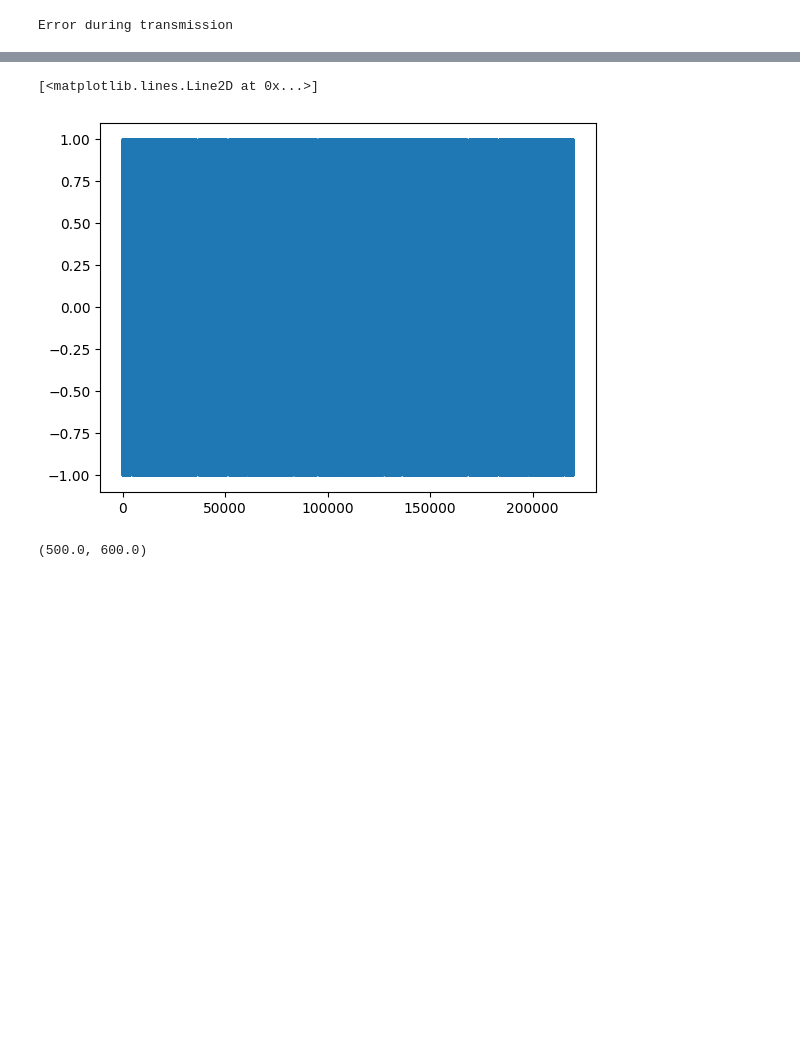
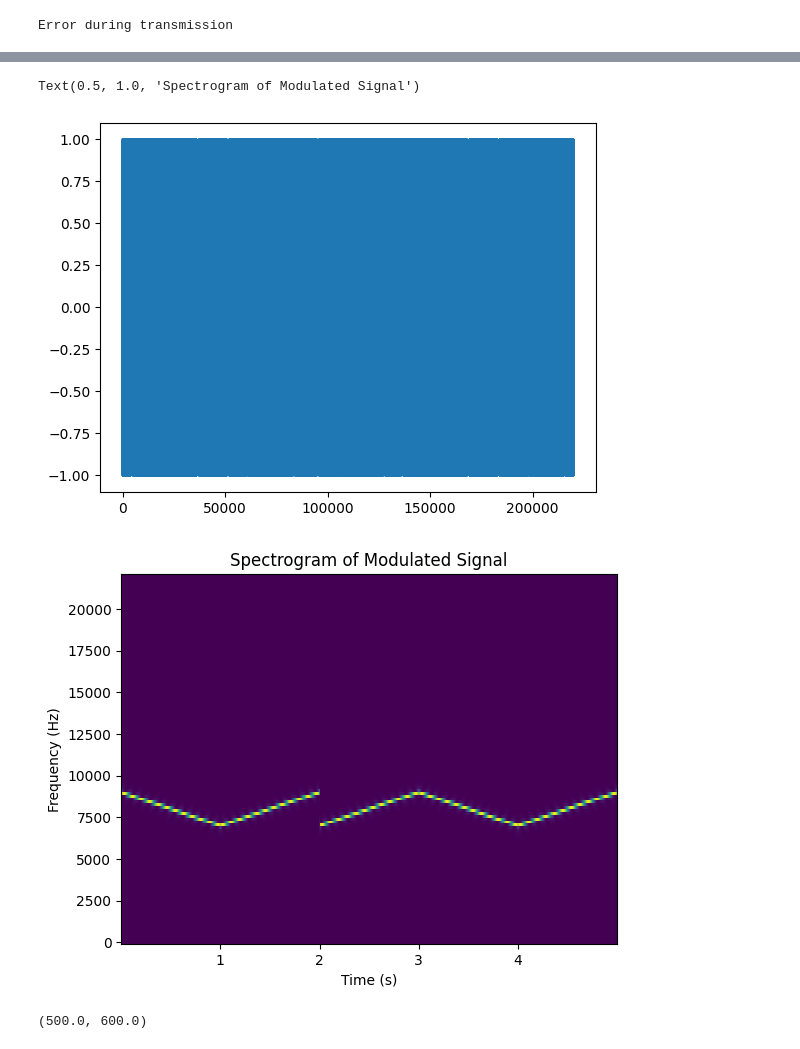
Before and after one commit to mimmo02/Transmission-Competition, a Jupyter notebook: Chirp_test.ipynb, the cells around one changed output, grey strips where cells are left out. Cells and saved outputs as stored; diff of their text form; code cells hidden in the pictures; blank space fills up the shorter version.

```diff
--- a/Chirp_test.ipynb
+++ b/Chirp_test.ipynb
@@ -30,15 +30,23 @@ Error during transmission
 # %%
 data = [0, 1, 1, 0, 1]
 import scipy
 
 modulated_data = TC.chirp_modulate(data, fs=44e3, fc = 8e3, bw = 2e3, T = 1)
 TC.display_audio_signal(modulated_data, fs=44e3)
 scipy.io.wavfile.write('Chirp.wav', int(44e3), np.array(32760 * modulated_data, dtype=np.int16))
 plt.plot(modulated_data)
+
+f, t, X = scipy.signal.spectrogram(modulated_data, 44e3)
+plt.figure()
+plt.pcolormesh(t, f, X)
+plt.xlabel('Time (s)')
+plt.ylabel('Frequency (Hz)')
+plt.title('Spectrogram of Modulated Signal')
 # %% [output]
 [interactive output not drawn]
-[<matplotlib.lines.Line2D at 0x...>]
+Text(0.5, 1.0, 'Spectrogram of Modulated Signal')
 [figure]
+[figure, added]
 # %%
 import scipy
 fs, Chirp = scipy.io.wavfile.read('Chirp_text.wav')
```
Also changed, not shown: 1 other file.
